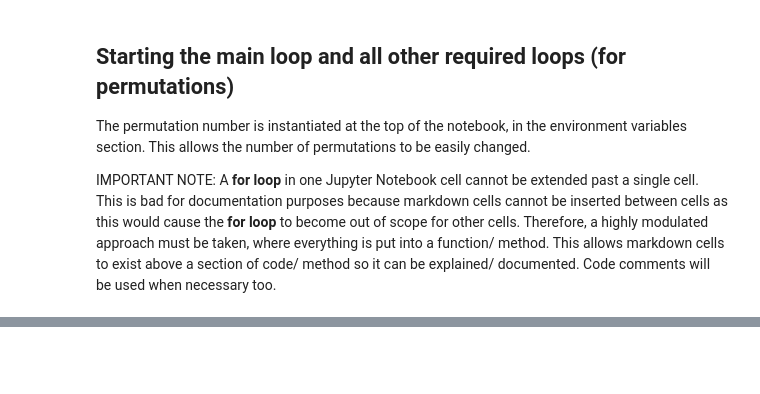
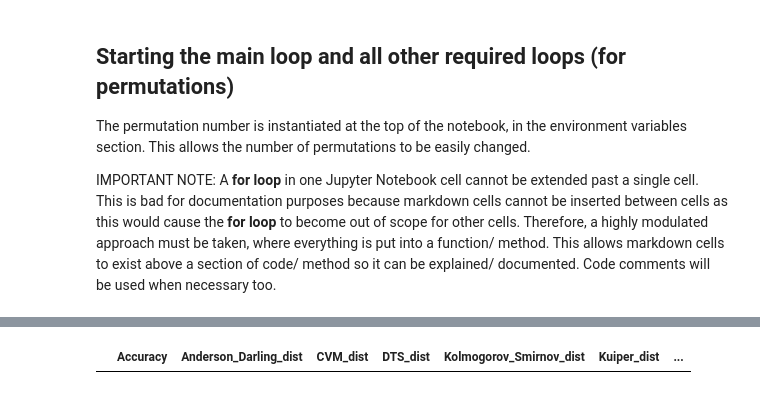
Before and after one commit to ISorokos/SafeML, a Jupyter notebook: Implementation_in_Python/CICIDS2017_Security_Data/Security_CICIDS2017_v1.ipynb, the cells around one changed output, grey strips where cells are left out. Saved outputs shown, nothing was run; the diff lists cells and outputs as text; code cells hidden in the pictures; blank space fills up the shorter version.

Commit message:
Add some new code set-up for alternative approach to case-study plotting and results.

```diff
--- a/Implementation_in_Python/CICIDS2017_Security_Data/Security_CICIDS2017_v1.ipynb
+++ b/Implementation_in_Python/CICIDS2017_Security_Data/Security_CICIDS2017_v1.ipynb
@@ -823,0 +837,9 @@ for current_permutation in range(number_of_permutations):
+# %%
+# Firstly, creating the final 2D-array (Pandas Dataframe) which will be used to store the Results
+results_column_names = ['Accuracy', 'Anderson_Darling_dist', 'CVM_dist',
+                                     'DTS_dist', 'Kolmogorov_Smirnov_dist','Kuiper_dist', 'Wasserstein_dist']
+# Creating the empty Dataframe for Results
+df_results = pd.DataFrame(columns = results_column_names)
+df_results
+# %% [output]
+|  | Accuracy | Anderson_Darling_dist | CVM_dist | DTS_dist | Kolmogorov_Smirnov_dist | Kuiper_dist | ... |
```
Also changed, not shown: parts of 5 cells of this notebook.
